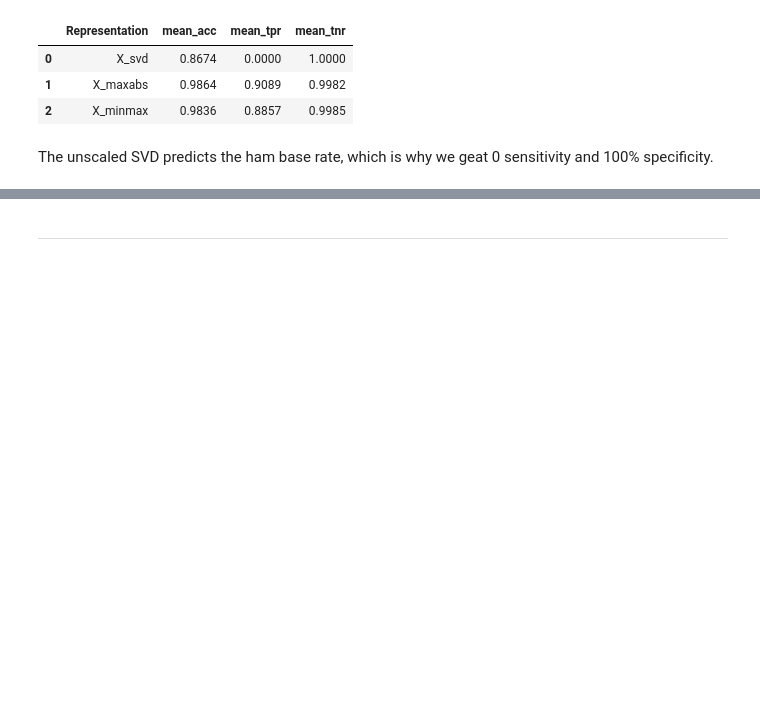
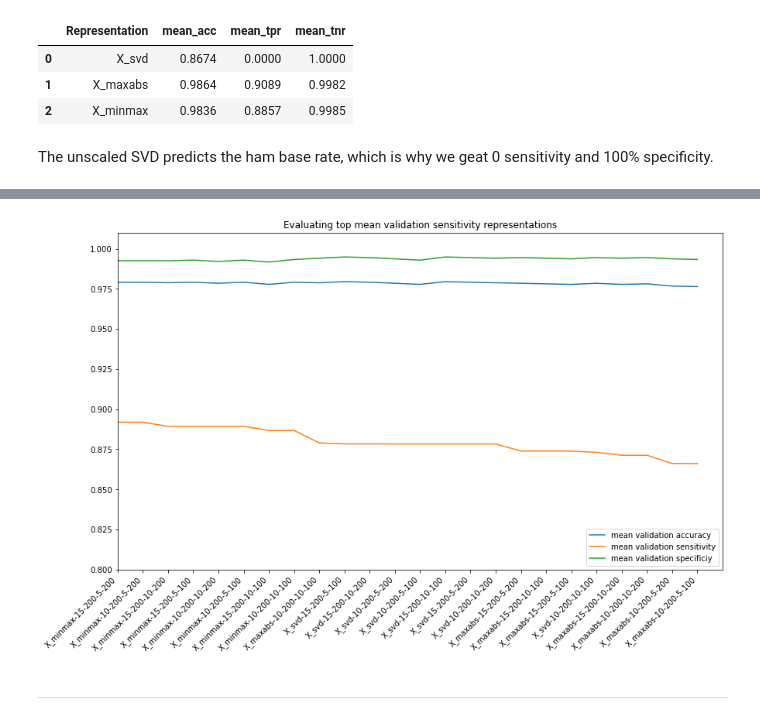
Before and after one commit to BigBangData/NaturalLanguageProcessing, a Jupyter notebook: TextAnalyticsWithR/06_DimensionalityReduction2_StackOverflow.ipynb, the cells around one changed output, grey strips where cells are left out. Saved outputs shown, nothing was run; the diff lists cells and outputs as text; code cells hidden in the pictures; blank space fills up the shorter version.

```diff
--- a/TextAnalyticsWithR/06_DimensionalityReduction2_StackOverflow.ipynb
+++ b/TextAnalyticsWithR/06_DimensionalityReduction2_StackOverflow.ipynb
@@ -415,18 +428,20 @@ top_tpr
 # %%
 import matplotlib.pyplot as plt
 
 def plot_topscores(X):
     plt.figure(figsize=(14, 8))
     plt.plot(np.array(X['mean_val_acc']), label="mean validation accuracy")
     plt.plot(np.array(X['mean_val_tpr']), label="mean validation sensitivity")
     plt.plot(np.array(X['mean_val_tnr']), label="mean validation specificiy")
     plt.title('Evaluating top mean validation sensitivity representations')
-    plt.xticks(np.arange(3), tuple(X['xticks']))
+    plt.xticks(np.arange(24), tuple(X['xticks'][:24]))
     plt.legend(loc="lower right")
-    plt.axis([0, 2, 0.8, 1.01])
+    plt.axis([0, 24, 0.8, 1.01])
     plt.xticks(rotation=45, ha="right")
     plt.show()
 
 plot_topscores(top_tpr)
+# %% [output]
+[figure, added]
 # %% [markdown]
 ---
```
Also changed, not shown: parts of 2 cells of this notebook.
